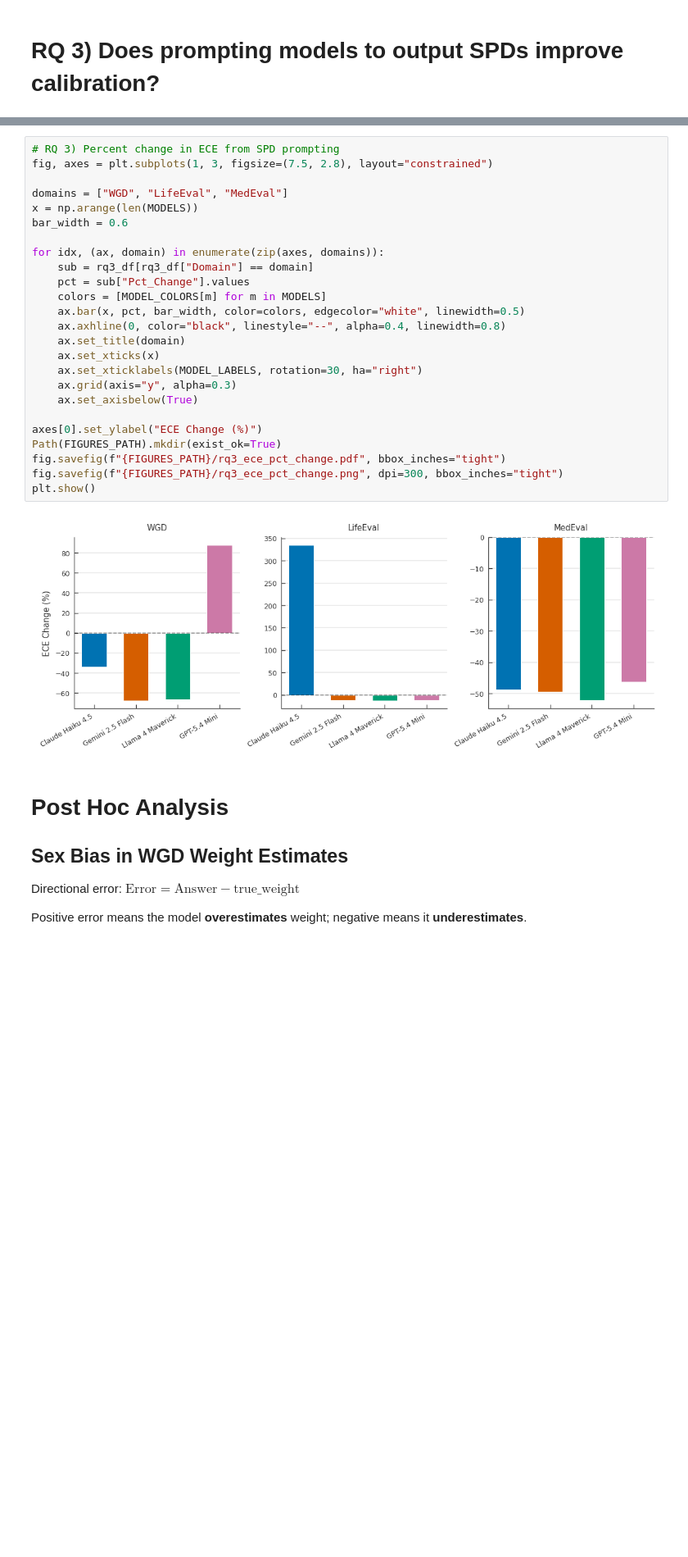
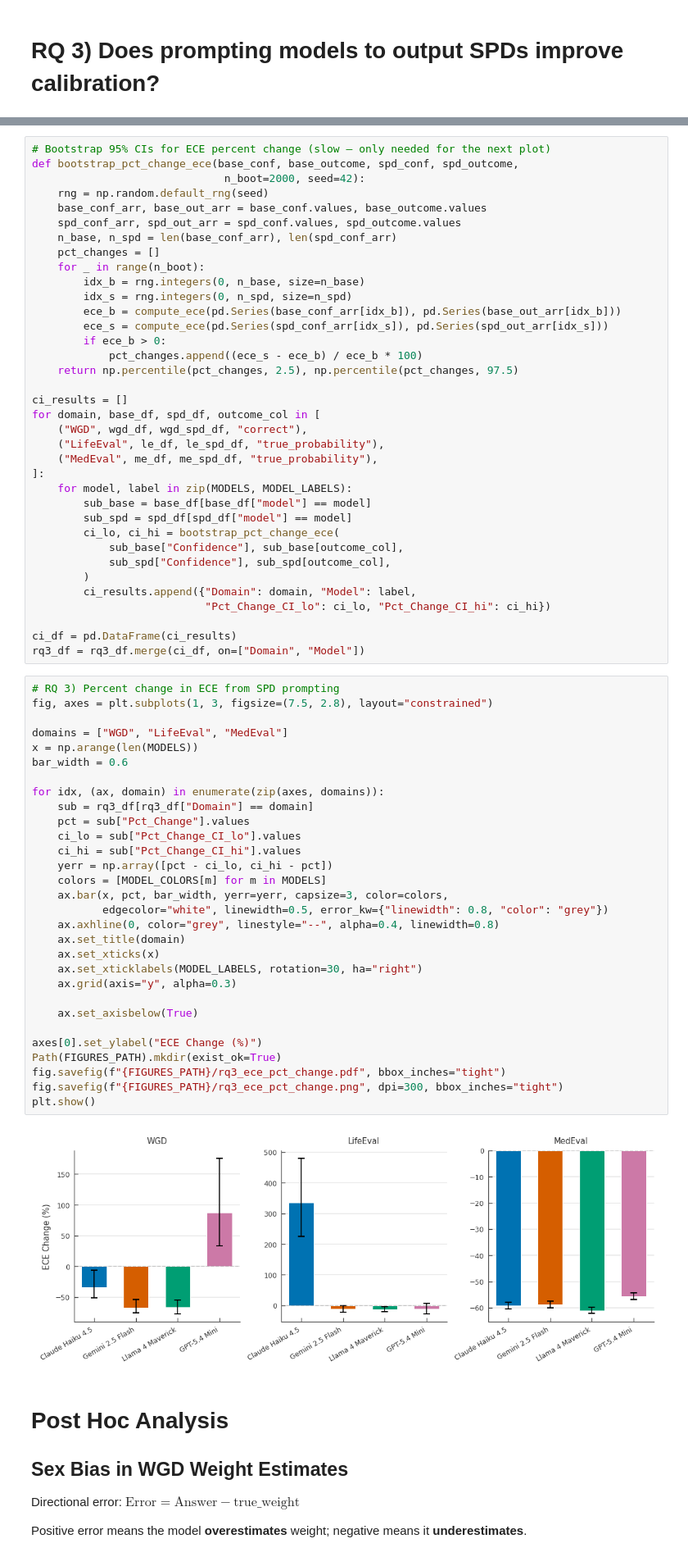
Before and after one commit to NoamMichael/BayesEval, a Jupyter notebook: analysis/analysis.ipynb, the cells around one changed output, grey strips where cells are left out. Shown at 82% size. Saved outputs shown, nothing was run; the diff lists cells and outputs as text; blank space fills up the shorter version.

```diff
--- a/analysis/analysis.ipynb
+++ b/analysis/analysis.ipynb
@@ -557,30 +584,71 @@ plt.show()
+# %%
+# Bootstrap 95% CIs for ECE percent change (slow — only needed for the next plot)
+def bootstrap_pct_change_ece(base_conf, base_outcome, spd_conf, spd_outcome,
+                              n_boot=2000, seed=42):
+    rng = np.random.default_rng(seed)
+    base_conf_arr, base_out_arr = base_conf.values, base_outcome.values
+    spd_conf_arr, spd_out_arr = spd_conf.values, spd_outcome.values
+    n_base, n_spd = len(base_conf_arr), len(spd_conf_arr)
+    pct_changes = []
+    for _ in range(n_boot):
+        idx_b = rng.integers(0, n_base, size=n_base)
+        idx_s = rng.integers(0, n_spd, size=n_spd)
+        ece_b = compute_ece(pd.Series(base_conf_arr[idx_b]), pd.Series(base_out_arr[idx_b]))
+        ece_s = compute_ece(pd.Series(spd_conf_arr[idx_s]), pd.Series(spd_out_arr[idx_s]))
+        if ece_b > 0:
+            pct_changes.append((ece_s - ece_b) / ece_b * 100)
+    return np.percentile(pct_changes, 2.5), np.percentile(pct_changes, 97.5)
+
+ci_results = []
+for domain, base_df, spd_df, outcome_col in [
+    ("WGD", wgd_df, wgd_spd_df, "correct"),
+    ("LifeEval", le_df, le_spd_df, "true_probability"),
+    ("MedEval", me_df, me_spd_df, "true_probability"),
+]:
+    for model, label in zip(MODELS, MODEL_LABELS):
+        sub_base = base_df[base_df["model"] == model]
+        sub_spd = spd_df[spd_df["model"] == model]
+        ci_lo, ci_hi = bootstrap_pct_change_ece(
+            sub_base["Confidence"], sub_base[outcome_col],
+            sub_spd["Confidence"], sub_spd[outcome_col],
+        )
+        ci_results.append({"Domain": domain, "Model": label,
+                           "Pct_Change_CI_lo": ci_lo, "Pct_Change_CI_hi": ci_hi})
+
+ci_df = pd.DataFrame(ci_results)
+rq3_df = rq3_df.merge(ci_df, on=["Domain", "Model"])
 # %%
 # RQ 3) Percent change in ECE from SPD prompting
 fig, axes = plt.subplots(1, 3, figsize=(7.5, 2.8), layout="constrained")
 
 domains = ["WGD", "LifeEval", "MedEval"]
 x = np.arange(len(MODELS))
 bar_width = 0.6
 
 for idx, (ax, domain) in enumerate(zip(axes, domains)):
     sub = rq3_df[rq3_df["Domain"] == domain]
     pct = sub["Pct_Change"].values
+    ci_lo = sub["Pct_Change_CI_lo"].values
+    ci_hi = sub["Pct_Change_CI_hi"].values
+    yerr = np.array([pct - ci_lo, ci_hi - pct])
     colors = [MODEL_COLORS[m] for m in MODELS]
-    ax.bar(x, pct, bar_width, color=colors, edgecolor="white", linewidth=0.5)
-    ax.axhline(0, color="black", linestyle="--", alpha=0.4, linewidth=0.8)
+    ax.bar(x, pct, bar_width, yerr=yerr, capsize=3, color=colors,
+           edgecolor="white", linewidth=0.5, error_kw={"linewidth": 0.8, "color": "grey"})
+    ax.axhline(0, color="grey", linestyle="--", alpha=0.4, linewidth=0.8)
     ax.set_title(domain)
     ax.set_xticks(x)
     ax.set_xticklabels(MODEL_LABELS, rotation=30, ha="right")
     ax.grid(axis="y", alpha=0.3)
+
     ax.set_axisbelow(True)
 
 axes[0].set_ylabel("ECE Change (%)")
 Path(FIGURES_PATH).mkdir(exist_ok=True)
 fig.savefig(f"{FIGURES_PATH}/rq3_ece_pct_change.pdf", bbox_inches="tight")
 fig.savefig(f"{FIGURES_PATH}/rq3_ece_pct_change.png", dpi=300, bbox_inches="tight")
 plt.show()
 # %% [output]
-[figure, old version]
+[figure, new version]
 # %% [markdown]
 # Post Hoc Analysis
 
```
Also changed, not shown: parts of 10 cells of this notebook, 23 other files.
